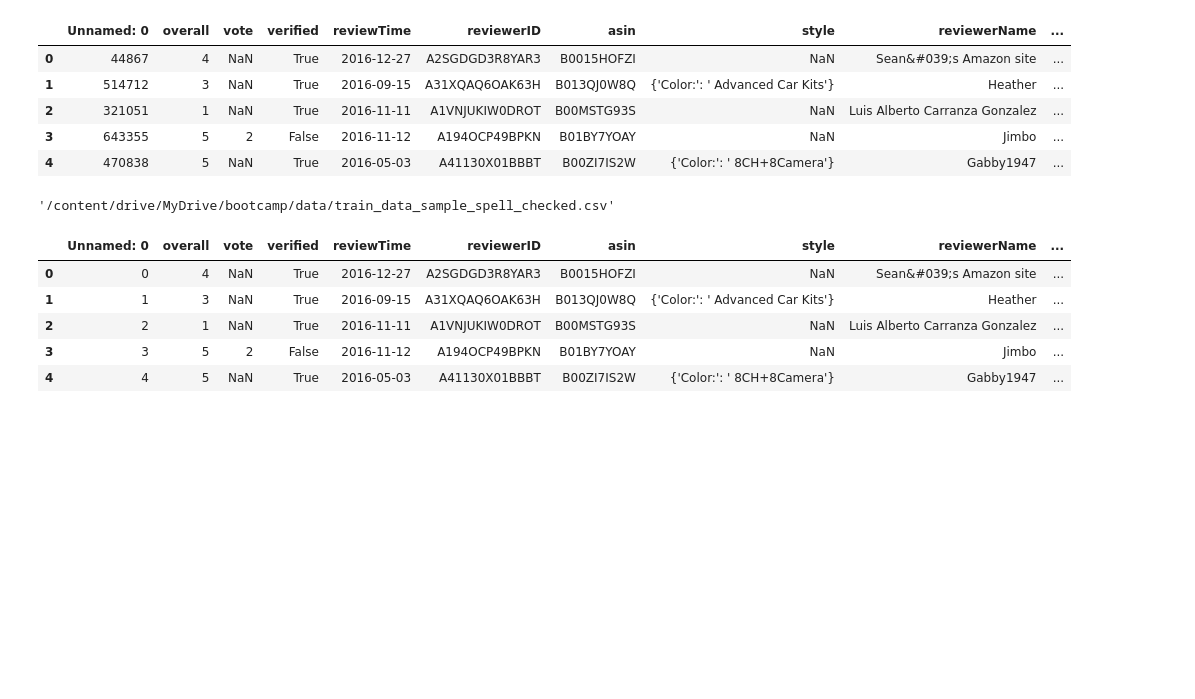
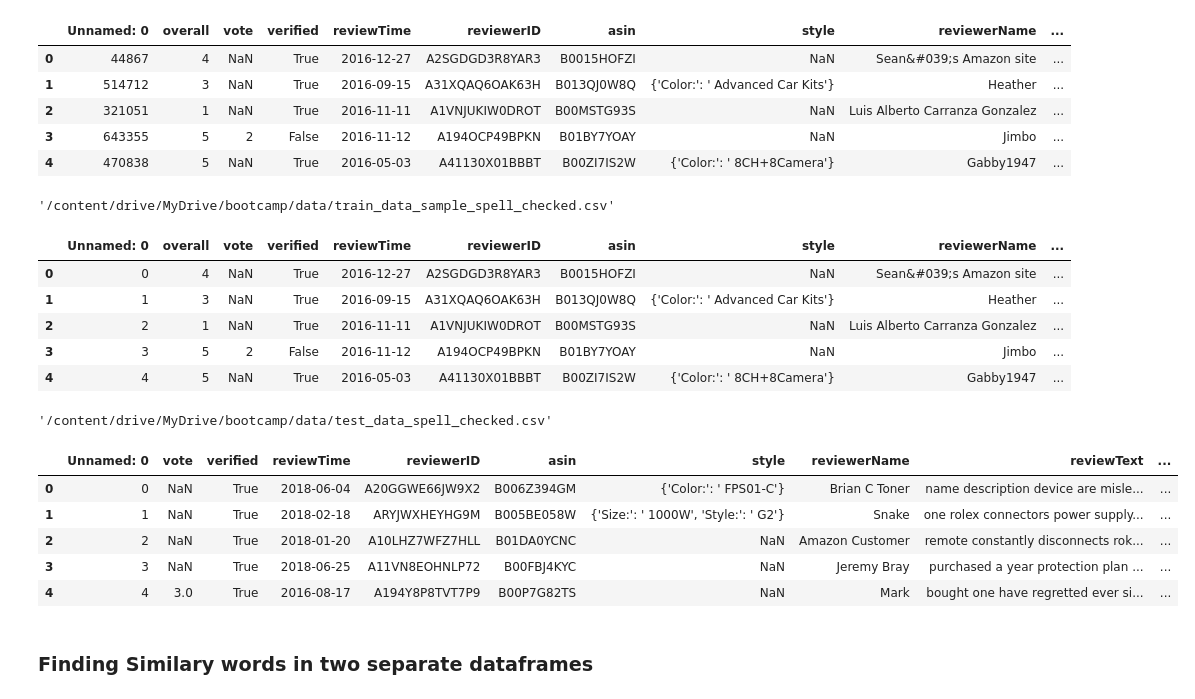
Before and after one commit to ahmadmolla1995/Quera_Bootcamp_Final_Project, a Jupyter notebook: Question2/Sentiment Analysis/Untitled5.ipynb, the cells around one changed output. Cells and saved outputs as stored; diff of their text form; code cells hidden in the pictures; blank space fills up the shorter version.

```diff
--- a/Question2/Sentiment Analysis/Untitled5.ipynb
+++ b/Question2/Sentiment Analysis/Untitled5.ipynb
@@ -384,3 +381,22 @@ train_data_sample_spell_checked.head()
 | 4 | 4 | 5 | NaN | True | 2016-05-03 | A41130X01BBBT | B00ZI7IS2W | {'Color:': ' 8CH+8Camera'} | Gabby1947 | ... |
 # %%
 train_data_sample_spell_checked.drop('Unnamed: 0', axis=1, inplace=True)
+# %%
+import shutil
+
+test_data.to_csv('test_data_spell_checked.csv')
+shutil.move('/content/test_data_spell_checked.csv', f'{folder_path}/test_data_spell_checked.csv')
+# %% [output]
+'/content/drive/MyDrive/bootcamp/data/test_data_spell_checked.csv'
+# %%
+test_data_spell_checked_path = f'{folder_path}/test_data_spell_checked.csv'
+test_data_spell_checked = pd.read_csv(test_data_spell_checked_path)
+
+test_data_spell_checked.head()
+# %% [output]
+|  | Unnamed: 0 | vote | verified | reviewTime | reviewerID | asin | style | reviewerName | reviewText | ... |
+| 0 | 0 | NaN | True | 2018-06-04 | A20GGWE66JW9X2 | B006Z394GM | {'Color:': ' FPS01-C'} | Brian C Toner | name description device are misle... | ... |
+| 1 | 1 | NaN | True | 2018-02-18 | ARYJWXHEYHG9M | B005BE058W | {'Size:': ' 1000W', 'Style:': ' G2'} | Snake | one rolex connectors power supply... | ... |
+| 2 | 2 | NaN | True | 2018-01-20 | A10LHZ7WFZ7HLL | B01DA0YCNC | NaN | Amazon Customer | remote constantly disconnects rok... | ... |
+| 3 | 3 | NaN | True | 2018-06-25 | A11VN8EOHNLP72 | B00FBJ4KYC | NaN | Jeremy Bray | purchased a year protection plan ... | ... |
+| 4 | 4 | 3.0 | True | 2016-08-17 | A194Y8P8TVT7P9 | B00P7G82TS | NaN | Mark | bought one have regretted ever si... | ... |
@@ -386,0 +405,2 @@ train_data_sample_spell_checked.drop('Unnamed: 0', axis=1, inplace=True)
+# %% [markdown]
+### Finding Similary words in two separate dataframes
```
Also changed, not shown: parts of 21 cells of this notebook, 1 other file.
